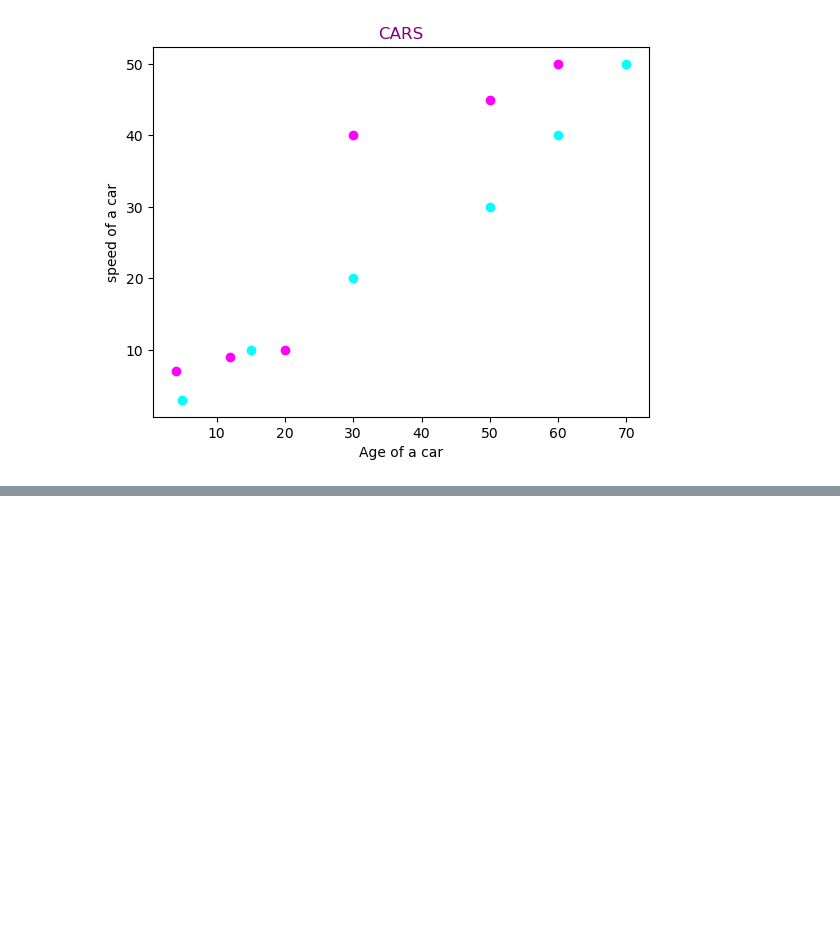
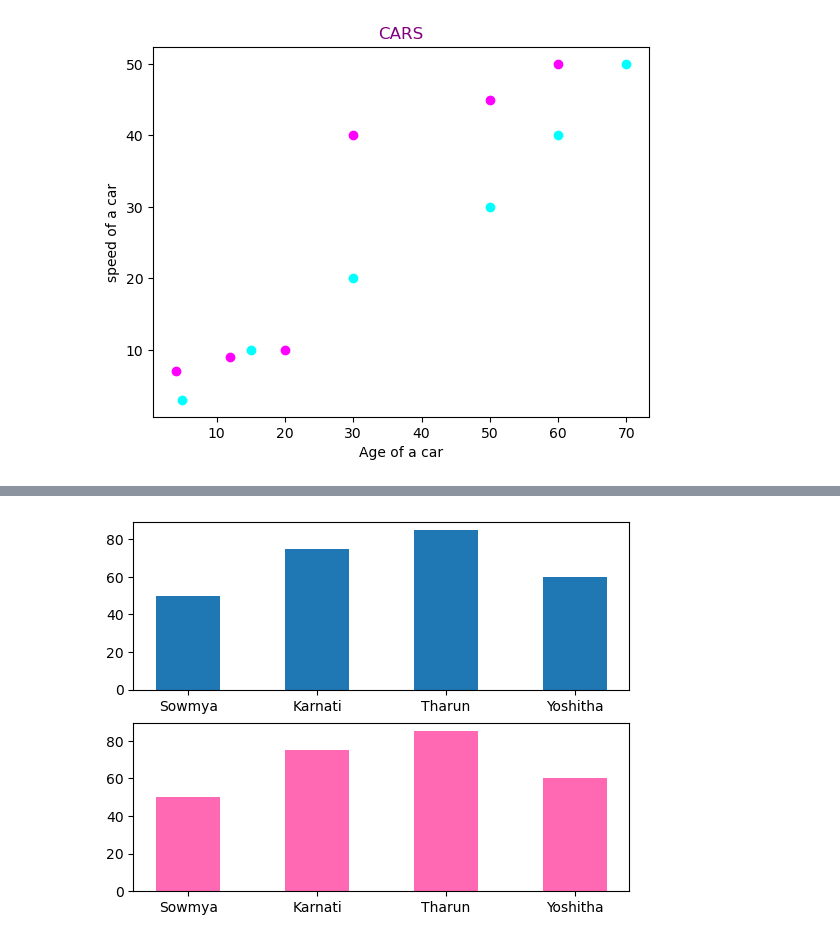
Before and after one commit to sowmya-pallempati/Matplotlib_Basics, a Jupyter notebook: Basics.ipynb, the cells around one changed output, grey strips where cells are left out. Saved outputs shown, nothing was run; the diff lists cells and outputs as text; code cells hidden in the pictures; blank space fills up the shorter version.

Commit message:
Barplots

```diff
--- a/Basics.ipynb
+++ b/Basics.ipynb
@@ -203,0 +241,20 @@ plt.show()
+# %%
+#BARPLOTS
+
+X = np.array(["Sowmya","Karnati","Tharun","Yoshitha"])
+Y = np.array([50,75,85,60])
+plt.xlabel("Friends")
+plt.ylabel("Weights")
+plt.subplot(2,1,1)
+plt.bar(X,Y, width = 0.5)
+
+X1 = np.array(["Sowmya","Karnati","Tharun","Yoshitha"])
+Y1 = np.array([50,75,85,60])
+plt.subplot(2,1,2)
+plt.bar(X,Y, width = 0.5, color= "hotpink")
+
+
+
+plt.show()
+# %% [output]
+[figure, added]
```
Also changed, not shown: parts of 7 cells of this notebook.
